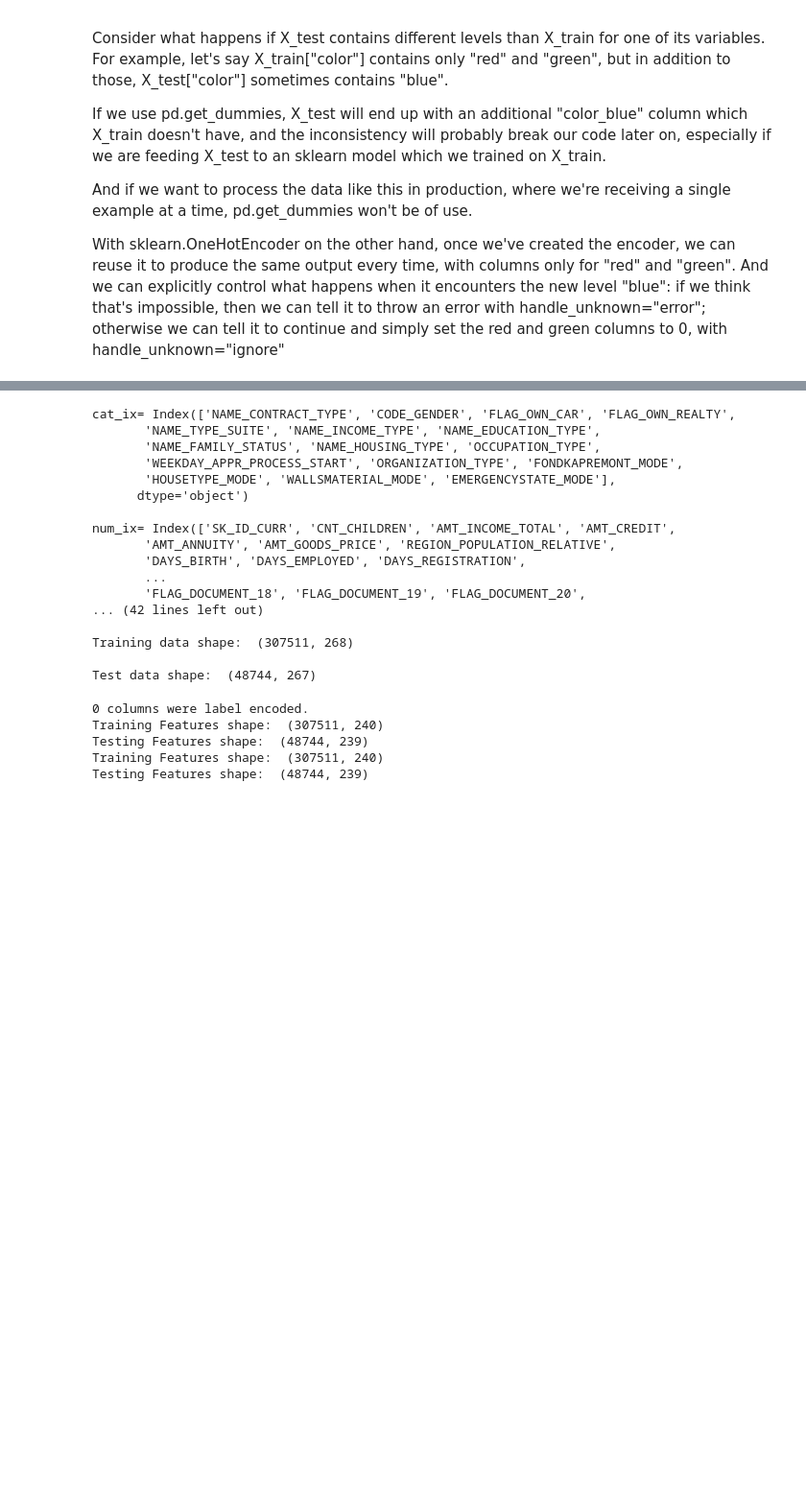
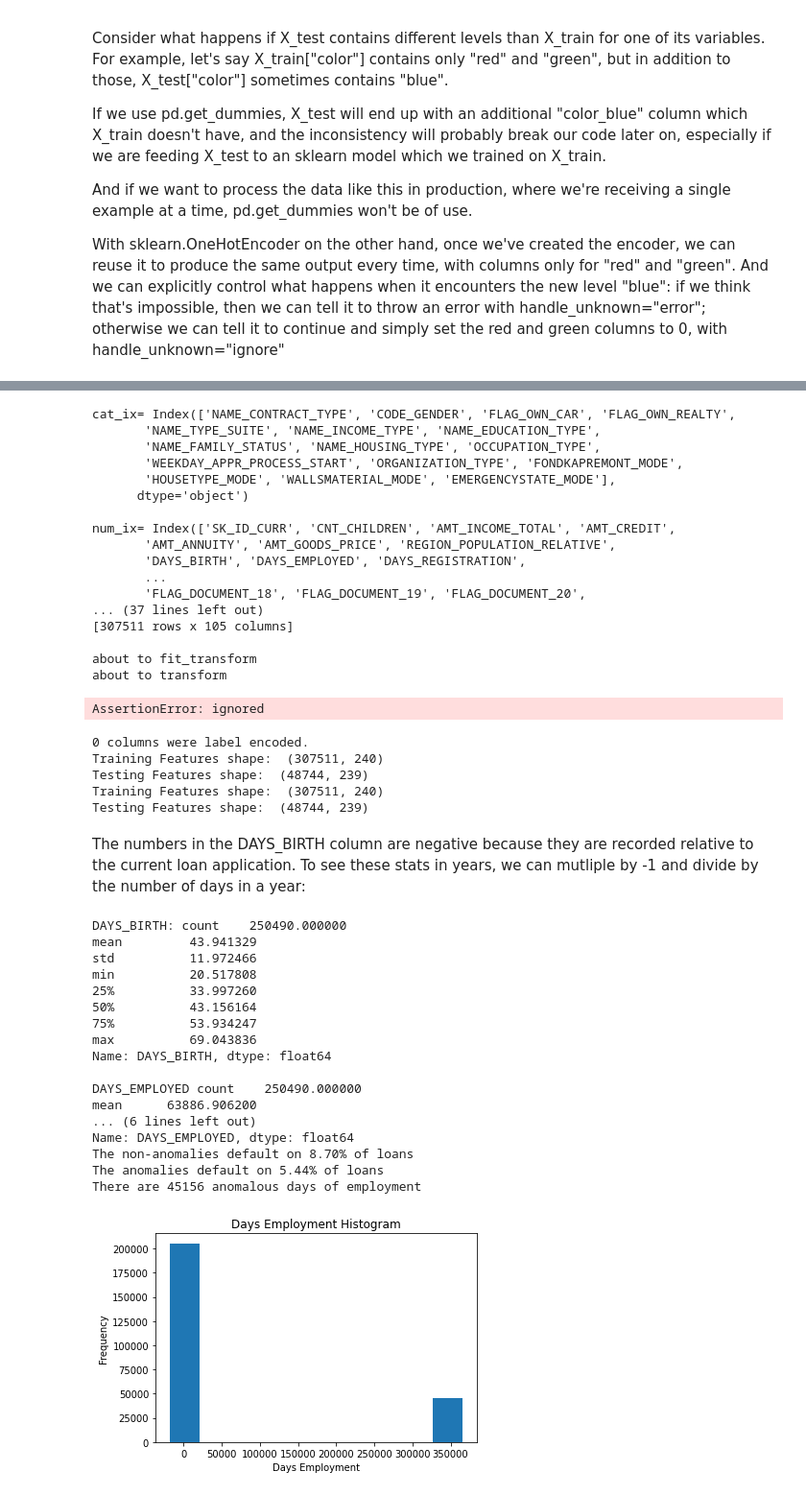
Before and after one commit to moshekranc-git/pythonplayground, a Jupyter notebook: homecredit1.ipynb, the cells around one changed output, grey strips where cells are left out. Shown at 96% size. Cells and saved outputs as stored; diff of their text form; code cells hidden in the pictures; blank space fills up the shorter version.

```diff
--- a/homecredit1.ipynb
+++ b/homecredit1.ipynb
@@ -167,4 +248,5 @@ With sklearn.OneHotEncoder on the other hand, once we've created the encoder, we
 # %%
+# not the best way - skip this
 # experimental - does the same thing as the next section, but more elegantly
 
 # split into inputs and outputs
@@ -177,22 +259,20 @@ num_ix = app_train.select_dtypes(include=['number', 'int64', 'float64']).columns
 
 print('cat_ix=', cat_ix, '\n')
 print('num_ix=', num_ix, '\n')
-#test_num_ix = app_test.select_dtypes(include=['number', 'int64', 'float64']).columns
-#print('test_num_ix=', test_num_ix, '\n')
 
 print('\nbefore:\n', np.isnan(app_train[num_ix]))
 app_train[num_ix] = app_train[num_ix].fillna(0)
 app_test[num_ix] = app_test[num_ix].fillna(0)
 print('\nafter:\n', np.isnan(app_train[num_ix]))
 
-#print('\nbefore:\n', np.is(app_train[cat_ix]))
 app_train[cat_ix] = app_train[cat_ix].fillna('UNKNOWN')
 app_test[cat_ix] = app_test[cat_ix].fillna('UNKNOWN')
-#print('\nafter:\n', np.isnan(app_train[cat_ix]))
 
-
-#app_train[cat_ix] = app_train[cat_ix].astype('category')
-#app_test[cat_ix] = app_test[cat_ix].astype('category')
+# fit_transform and transform take data frames, but return numpy arrays
+# This means all column info is lost
+# So, we must save the info before doing the transform, then add it back into the result
+app_train_copy = app_train.copy()
+app_test_copy = app_test.copy()
 
 # impute missing values, one hot encode categorical
 steps = [ ('si1', SimpleImputer(strategy='constant',
@@ -202,16 +282,26 @@ steps = [ ('si1', SimpleImputer(strategy='constant',
          ]
 ct = ColumnTransformer(steps)
 print('\nabout to fit_transform')
-app_train = ct.fit_transform(app_train)
+app_train_array = ct.fit_transform(app_train)
 print('about to transform\n')
-app_test = ct.transform(app_test)
+app_test_array = ct.transform(app_test)
+
+# Turn the array back into a data frame, with column data intact
+app_train = pd.DataFrame(app_train_array, index=app_train_copy.index,
+                         columns=app_train_copy.columns)
+app_test = pd.DataFrame(app_test_array, index=app_test_copy.index,
+                         columns=app_test_copy.columns)
 
 # Add the target back in
-app_train = pd.DataFrame(app_train)
 app_train['TARGET'] = train_labels
 
 print('\nTraining data shape: ', app_train.shape)
 print('\nTest data shape: ', app_test.shape)
+
+cat_ix = app_train.select_dtypes(include=['object', 'bool']).columns
+num_ix = app_train.select_dtypes(include=['number', 'int64', 'float64']).columns
+print('cat_ix=', cat_ix, '\n')
+print('num_ix=', num_ix, '\n')
 # %% [output]
 cat_ix= Index(['NAME_CONTRACT_TYPE', 'CODE_GENDER', 'FLAG_OWN_CAR', 'FLAG_OWN_REALTY',
        'NAME_TYPE_SUITE', 'NAME_INCOME_TYPE', 'NAME_EDUCATION_TYPE',
@@ -225,11 +315,12 @@ num_ix= Index(['SK_ID_CURR', 'CNT_CHILDREN', 'AMT_INCOME_TOTAL', 'AMT_CREDIT',
        'DAYS_BIRTH', 'DAYS_EMPLOYED', 'DAYS_REGISTRATION',
        ...
        'FLAG_DOCUMENT_18', 'FLAG_DOCUMENT_19', 'FLAG_DOCUMENT_20',
-... (42 lines left out)
+... (37 lines left out)
+[307511 rows x 105 columns]
 
-Training data shape:  (307511, 268)
-
-Test data shape:  (48744, 267)
+about to fit_transform
+about to transform
+AssertionError: ignored
 # %%
 # not the best way - skip this
 
@@ -276,3 +367,37 @@ Training Features shape:  (307511, 240)
 Testing Features shape:  (48744, 239)
 Training Features shape:  (307511, 240)
 Testing Features shape:  (48744, 239)
+# %% [markdown]
+The numbers in the DAYS_BIRTH column are negative because they are recorded relative to the current loan application. To see these stats in years, we can mutliple by -1 and divide by the number of days in a year:
+# %%
+# data exploration
+print ('DAYS_BIRTH:', (app_train['DAYS_BIRTH'] / -365 ).describe())
+
+print('\nDAYS_EMPLOYED', app_train['DAYS_EMPLOYED'].describe())
+app_train['DAYS_EMPLOYED'].plot.hist(title = 'Days Employment Histogram');
+plt.xlabel('Days Employment');
+
+anom = app_train[app_train['DAYS_EMPLOYED'] >= 365243]
+non_anom = app_train[app_train['DAYS_EMPLOYED'] < 365243]
+print('The non-anomalies default on %0.2f%% of loans' % (100 * non_anom['TARGET'].mean()))
+print('The anomalies default on %0.2f%% of loans' % (100 * anom['TARGET'].mean()))
+print('There are %d anomalous days of employment' % len(anom))
+# %% [output]
+DAYS_BIRTH: count    250490.000000
+mean         43.941329
+std          11.972466
+min          20.517808
+25%          33.997260
+50%          43.156164
+75%          53.934247
+max          69.043836
+Name: DAYS_BIRTH, dtype: float64
+
+DAYS_EMPLOYED count    250490.000000
+mean      63886.906200
+... (6 lines left out)
+Name: DAYS_EMPLOYED, dtype: float64
+The non-anomalies default on 8.70% of loans
+The anomalies default on 5.44% of loans
+There are 45156 anomalous days of employment
+[figure, added]
```
Also changed, not shown: parts of 8 cells of this notebook.
